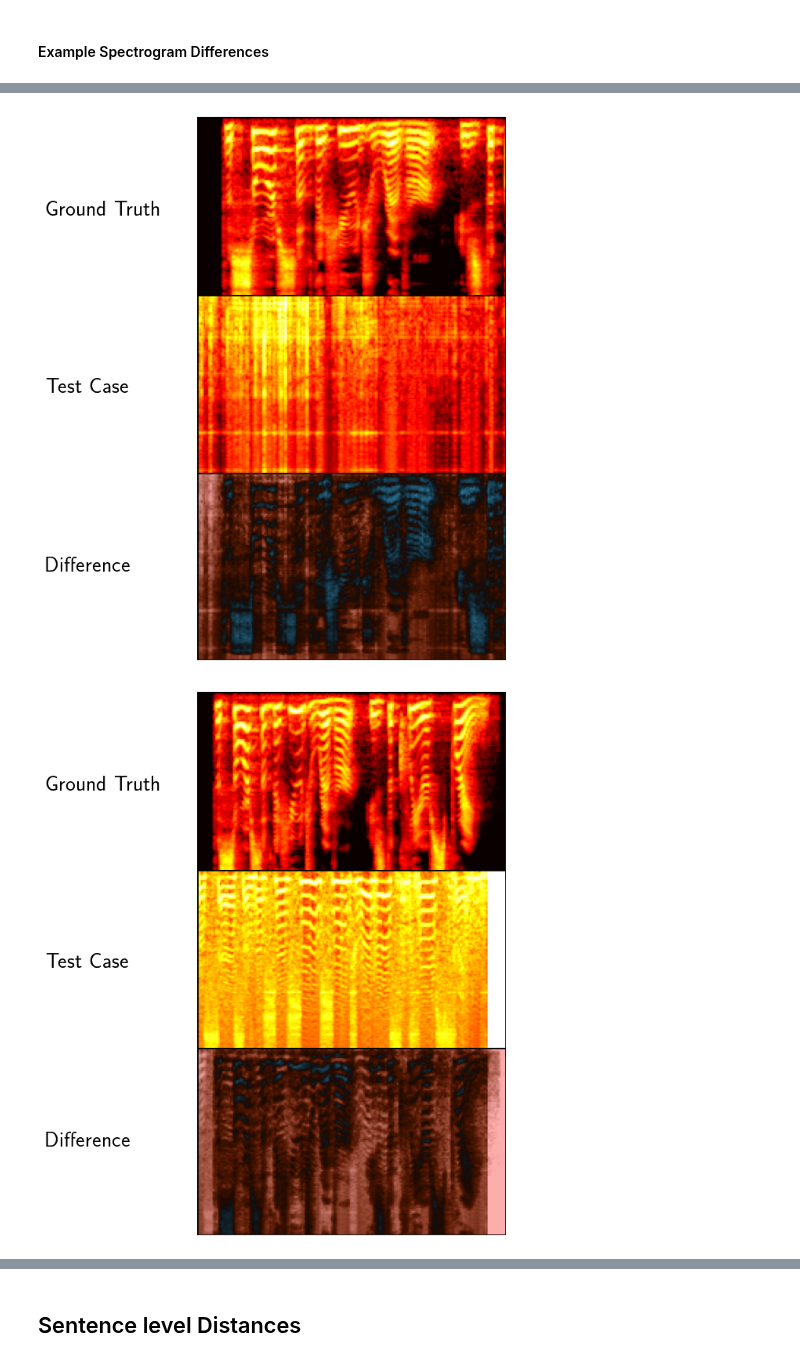
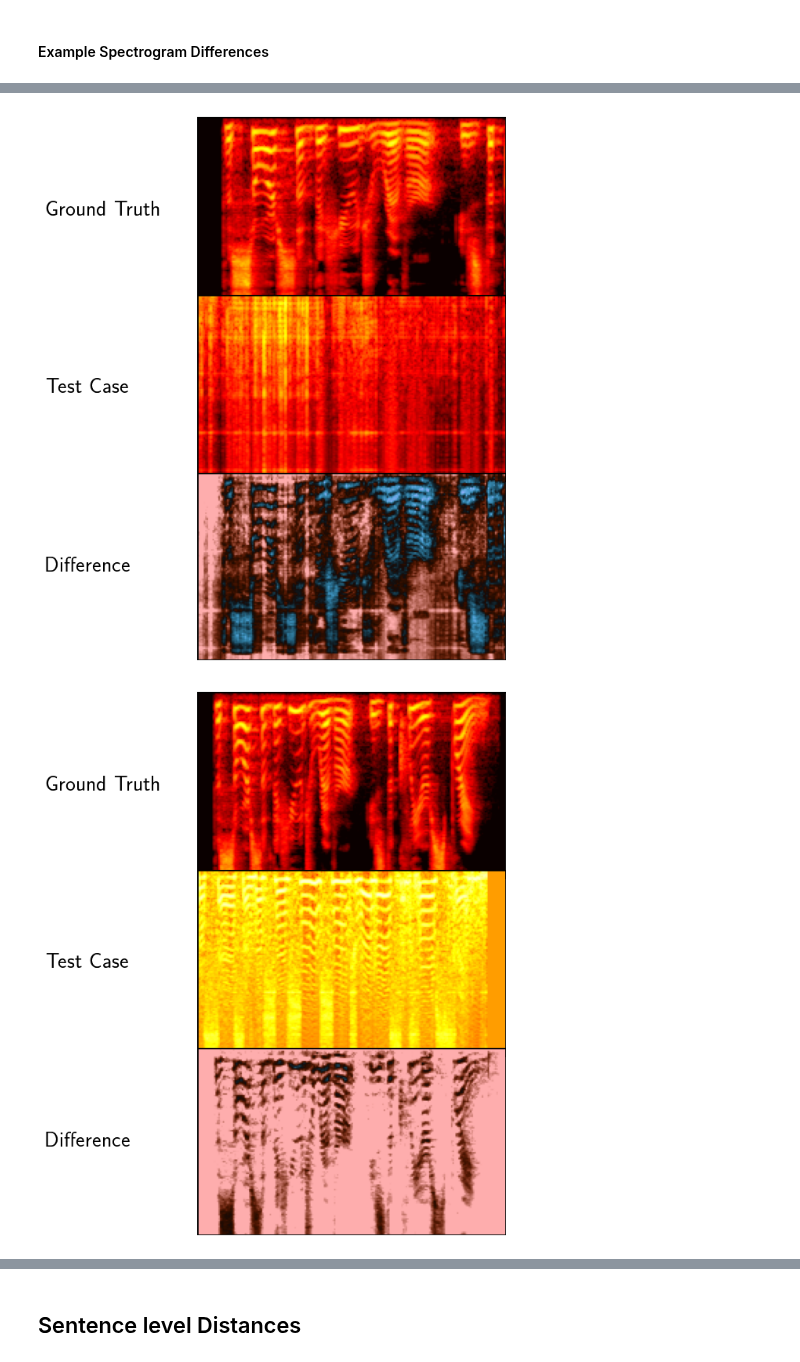
Before and after one commit to oliverweissl/GATTS, a Jupyter notebook: analysis/RQ1_Effectiveness.ipynb, the cells around one changed output, grey strips where cells are left out. Saved outputs shown, nothing was run; the diff lists cells and outputs as text; code cells hidden in the pictures.

```diff
--- a/analysis/RQ1_Effectiveness.ipynb
+++ b/analysis/RQ1_Effectiveness.ipynb
@@ -105,7 +105,7 @@ def to_spectogram(file: str):
     y, sr = librosa.load(file, sr=None)
 
     S_mel = librosa.feature.melspectrogram(y=y, sr=sr, n_fft=1024, hop_length=256, n_mels=128)
-    S_mel_db = librosa.power_to_db(np.abs(S_mel), ref=S_mel.max())
+    S_mel_db = librosa.power_to_db(np.abs(S_mel))
     return S_mel_db
 # %%
 for m, g, b, d in zip(methods, gt, best, results):
@@ -145,22 +145,17 @@ for m, g, b in zip(methods, gt, best):
     B_cut = fit(to_spectogram(bsel), T)
     abs_diff = B_cut-A_cut
 
-    spec_vmin = min(A_cut.min(), B_cut.min())
-    spec_vmax = max(A_cut.max(), B_cut.max())
-
     fig, axes = plt.subplots(3, 2, figsize=(8, 9), gridspec_kw={"width_ratios": [1, 3], "hspace": -0.05, "wspace": 0.02})
-    for i, (img, title, vmin, vmax) in enumerate(zip(
+    for i, (img, title) in enumerate(zip(
         [A_cut, B_cut, abs_diff],
         ["Ground Truth", "Test Case", "Difference"],
-        [spec_vmin, spec_vmin, 0],
-        [spec_vmax, spec_vmax, abs(abs_diff).max()],
     )):
 
         if i > 1:
-            norm = TwoSlopeNorm(vmin=-vmax, vcenter=vmin, vmax=vmax)
+            norm = TwoSlopeNorm(vmin=-40, vcenter=0, vmax=40)
             axes[i, 1].imshow(img, cmap="berlin", norm=norm)
         else:
-            axes[i, 1].imshow(img, cmap="hot", vmin=vmin, vmax=vmax)
+            axes[i, 1].imshow(img, cmap="hot", vmin=-60, vmax=40)
         axes[i, 1].axis("off")
         h, w = img.shape[:2]
 
@@ -177,2 +172,2 @@ for m, g, b in zip(methods, gt, best):
-[figure, old version]
+[figure, new version]
-[figure, old version]
+[figure, new version]
```
Also changed, not shown: parts of 1 cell of this notebook.
